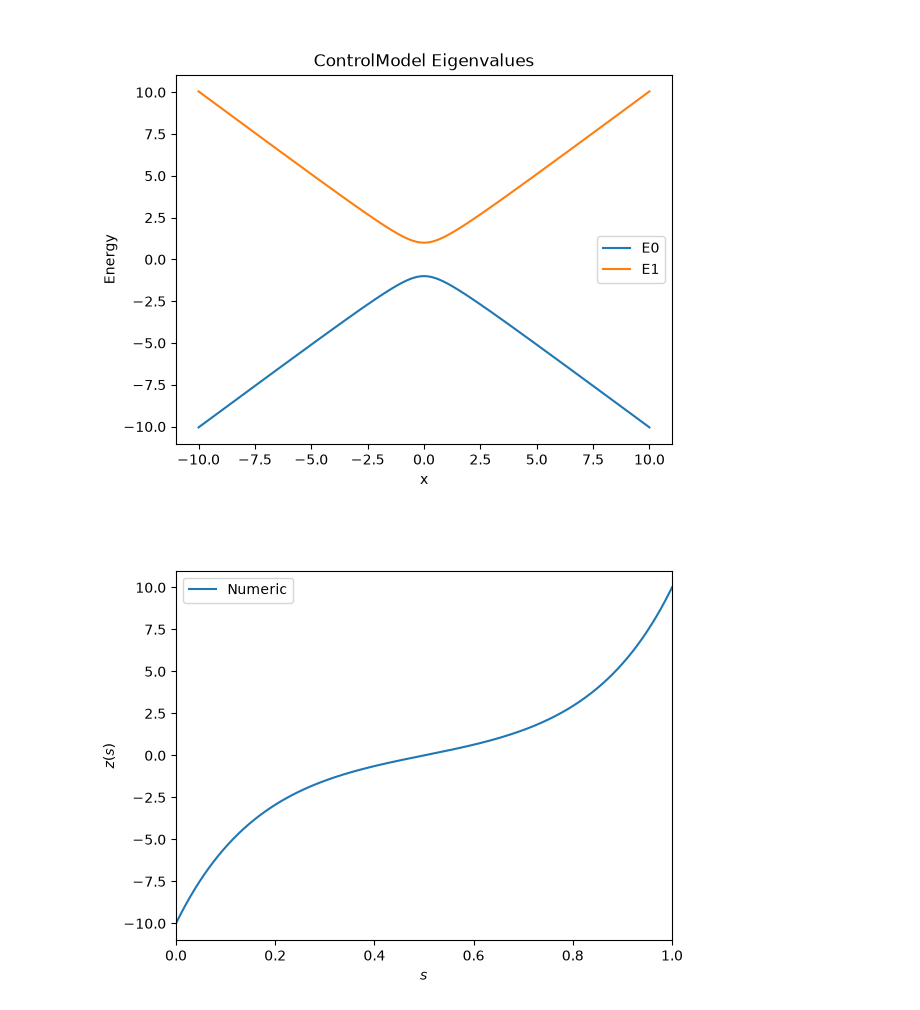
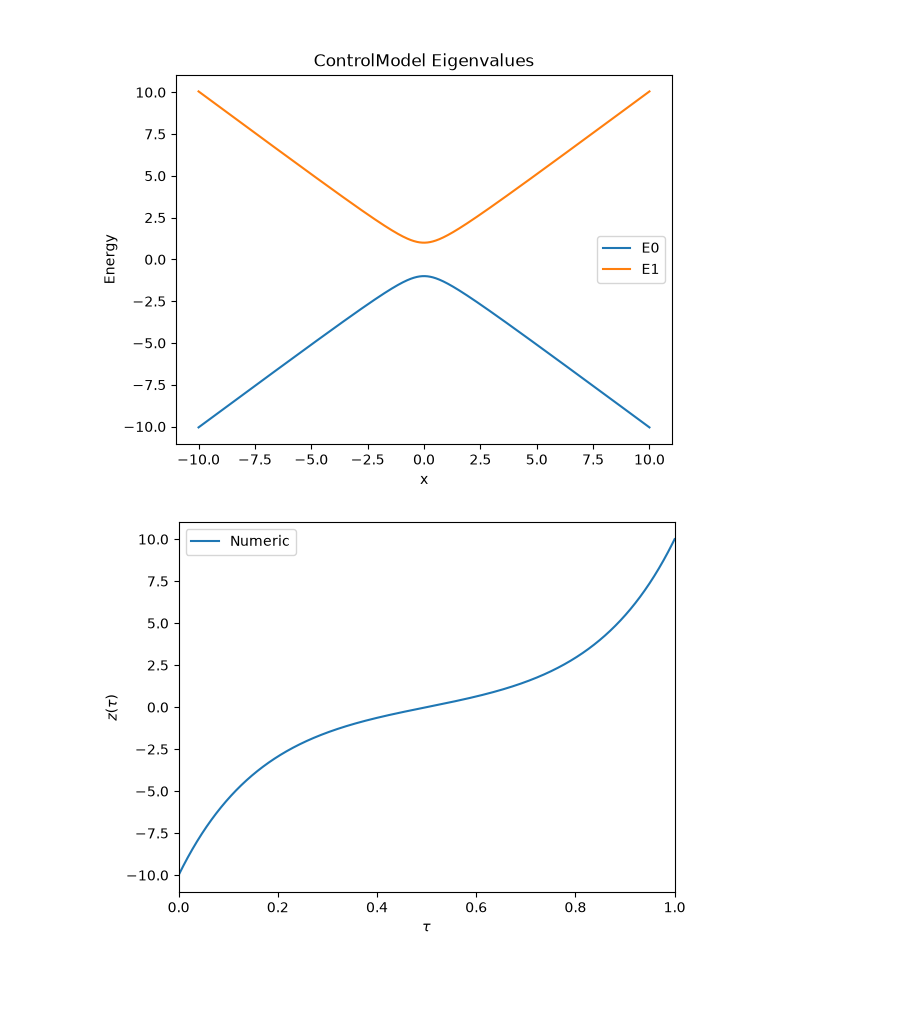
Before and after one commit to geodesiq-control/geodesiq-control, a Jupyter notebook: dev/ComplexHamiltonian.ipynb, the cells around one changed output. Drawn from its saved outputs; the diff is of its cells as text; code cells hidden in the pictures; blank space fills up the shorter version.

```diff
--- a/dev/ComplexHamiltonian.ipynb
+++ b/dev/ComplexHamiltonian.ipynb
@@ -32,14 +32,14 @@ model.plot_eigenvalues();
 # %% [output]
 [figure]
 # %%
-s, pulse = model._s, model.control_sol
+tau, pulse = model.tau, model.control_sol
 
 fig, ax = plt.subplots()
-ax.plot(s, pulse, label='Numeric')
+ax.plot(tau, pulse, label='Numeric')
 
 ax.legend()
-ax.set_xlabel(r'$s$')
-ax.set_ylabel(r'$z(s)$')
+ax.set_xlabel(r'$\tau$')
+ax.set_ylabel(r'$z(\tau)$')
 ax.set_xlim(0, 1);
 # %% [output]
-[figure, old version]
+[figure, new version]
```
Also changed, not shown: 10 other files.
